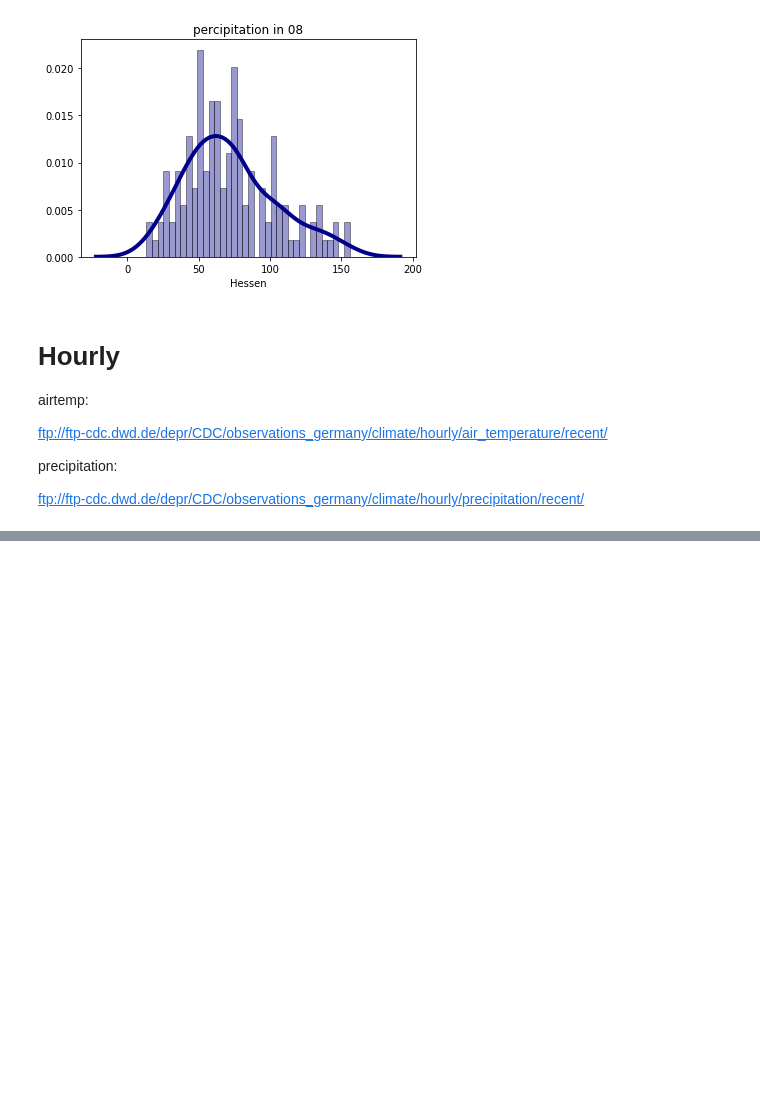
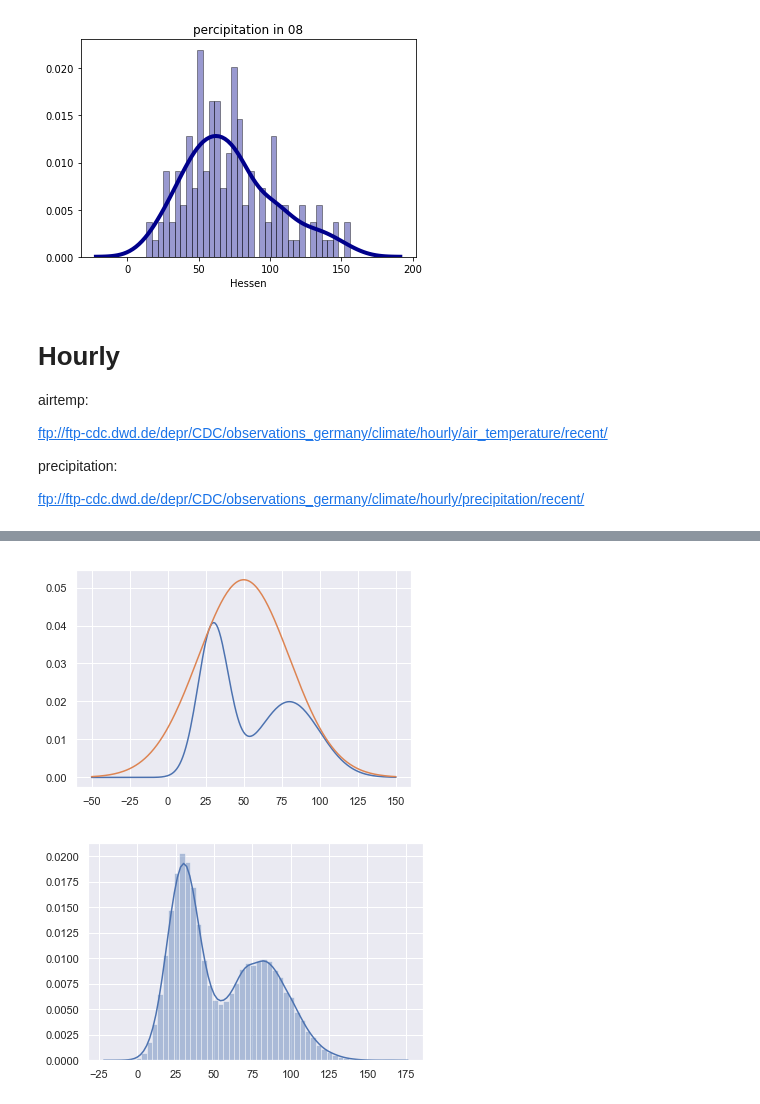
Before and after one commit to luciaeveberger/traffic_sign_recognition_uncertainty_framework, a Jupyter notebook: test_dataset/HighLevelWeatherSampling.ipynb, the cells around one changed output, grey strips where cells are left out. Drawn from its saved outputs; the diff is of its cells as text; code cells hidden in the pictures; blank space fills up the shorter version.

```diff
--- a/test_dataset/HighLevelWeatherSampling.ipynb
+++ b/test_dataset/HighLevelWeatherSampling.ipynb
@@ -205,0 +267,45 @@ ftp://ftp-cdc.dwd.de/depr/CDC/observations_germany/climate/hourly/precipitation/
+# %%
+import numpy as np
+import scipy.stats as st
+import seaborn as sns
+import matplotlib.pyplot as plt
+
+
+sns.set()
+
+
+def p(x):
+    return st.norm.pdf(x, loc=30, scale=10) + st.norm.pdf(x, loc=80, scale=20)
+
+
+def q(x):
+    return st.norm.pdf(x, loc=50, scale=30)
+
+
+x = np.arange(-50, 151)
+k = max(p(x) / q(x))
+
+
+def rejection_sampling(iter=1000):
+    samples = []
+
+    for i in range(iter):
+        z = np.random.normal(50, 30)
+        u = np.random.uniform(0, k*q(z))
+
+        if u <= p(z):
+            samples.append(z)
+
+    return np.array(samples)
+
+
+if __name__ == '__main__':
+    plt.plot(x, p(x))
+    plt.plot(x, k*q(x))
+    plt.show()
+
+    s = rejection_sampling(iter=100000)
+    sns.distplot(s)
+# %% [output]
+[figure, added]
+[figure, added]
```
Also changed, not shown: parts of 10 cells of this notebook, 12 other files.
